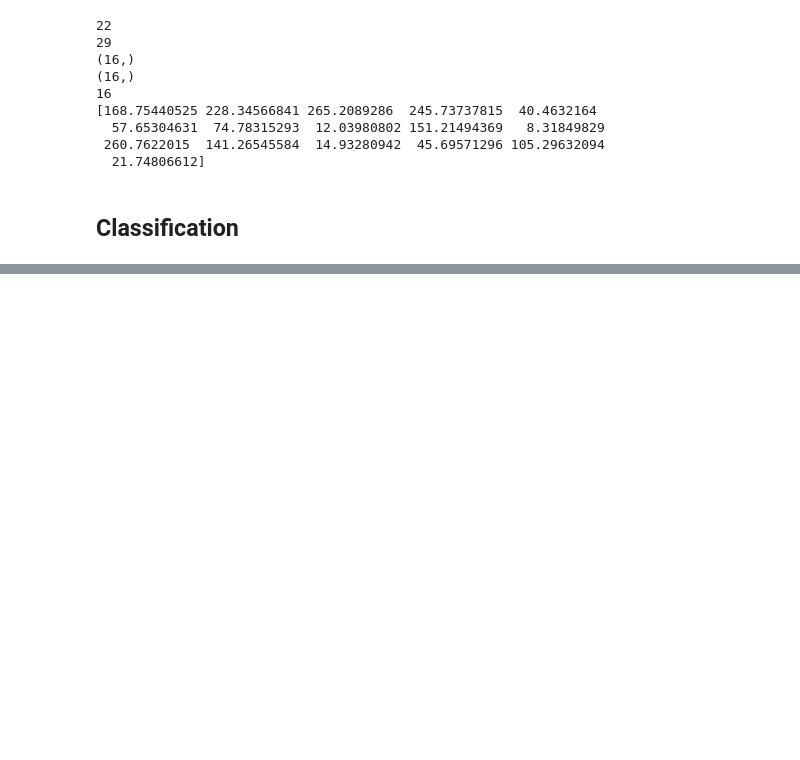
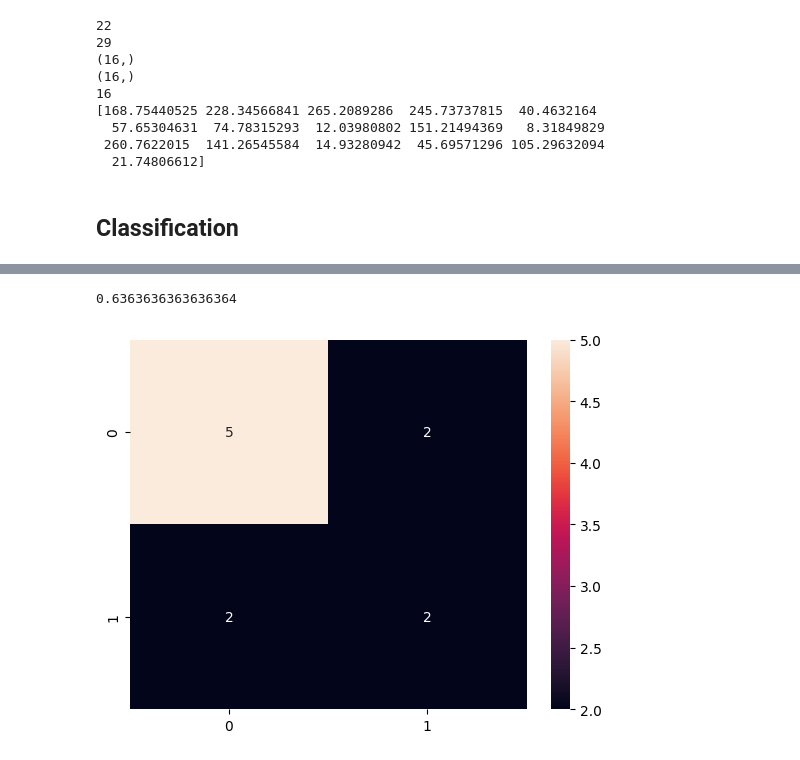
Before and after one commit to wachiii-q/brain-mdd, a Jupyter notebook: main.ipynb, the cells around one changed output, grey strips where cells are left out. Drawn from its saved outputs; the diff is of its cells as text; code cells hidden in the pictures; blank space fills up the shorter version.

```diff
--- a/main.ipynb
+++ b/main.ipynb
@@ -375,3 +375,21 @@ print(deltaPsdFeatures["HC"][0])
   21.74806612]
 # %% [markdown]
 ## Classification
+# %%
+# train with svm
+from sklearn import svm
+from sklearn.model_selection import train_test_split
+from sklearn.metrics import accuracy_score
+
+X = np.array(deltaPsdFeatures["MDD"] + deltaPsdFeatures["HC"])
+y = np.array([1] * len(deltaPsdFeatures["MDD"]) + [0] * len(deltaPsdFeatures["HC"]) )
+print(X)
+print(y)
+
+X_train, X_test, y_train, y_test = train_test_split(X, y, test_size=0.2, random_state=42)
+
+clf = svm.SVC(kernel='linear')
+clf.fit(X_train, y_train)
+
+y_pred = clf.predict(X_test)
+print(accuracy_score(y_test, y_pred))
@@ -377,0 +414,22 @@ print(deltaPsdFeatures["HC"][0])
+# %%
+# test with LDA
+from sklearn.discriminant_analysis import LinearDiscriminantAnalysis
+from sklearn.metrics import confusion_matrix
+import seaborn as sns
+
+
+clf = LinearDiscriminantAnalysis()
+clf.fit(X_train, y_train)
+
+y_pred = clf.predict(X_test)
+print(accuracy_score(y_test, y_pred))
+# plot confusion matrix
+
+# plot confusion matrix
+cm = confusion_matrix(y_test, y_pred)
+sns.heatmap(cm, annot=True)
+
+plt.show()
+# %% [output]
+0.6363636363636364
+[figure, added]
```
Also changed, not shown: parts of 1 cell of this notebook, 1 other file.
